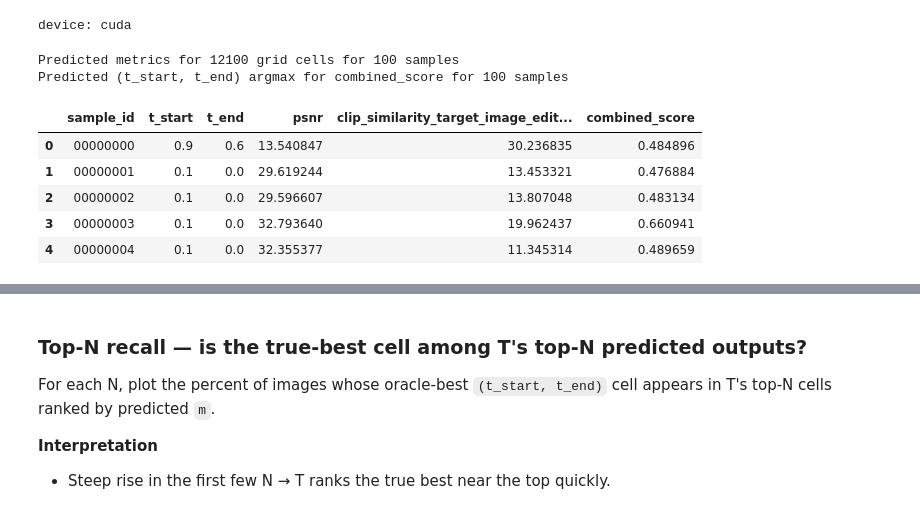
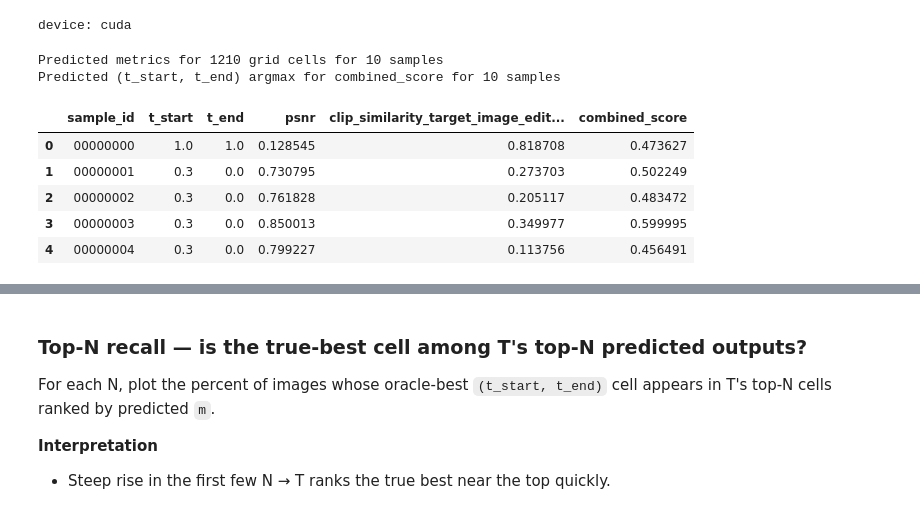
Before and after one commit to hcoderdm/chordedit-models, a Jupyter notebook: models/surrogate_selector/eval_t.ipynb, the cells around one changed output, grey strips where cells are left out. Drawn from its saved outputs; the diff is of its cells as text; code cells hidden in the pictures.

```diff
--- a/models/surrogate_selector/eval_t.ipynb
+++ b/models/surrogate_selector/eval_t.ipynb
@@ -60,17 +55,9 @@ Run: 20260711_183228  train=9680 cells (80 samples)  val=1210 cells (10 samples)
 # %%
-# Find (t_start, t_end) argmax of T_TARGET_FUNC for every sample in full_df from METRICS_CSV.
-metrics_df = pd.read_csv(METRICS_CSV, dtype=str)
-metrics_df = metrics_df[metrics_df[T_DELTA_COL] == str(TARGET_T_DELTA)].copy().reset_index(drop=True)
-metrics_df = metrics_df[metrics_df[SAMPLE_ID_COL].isin(full_df[SAMPLE_ID_COL].unique())].copy().reset_index(drop=True)
-
-true_df = metrics_df.copy()
-true_df = true_df.sort_values([SAMPLE_ID_COL, T_START_COL, T_END_COL]).reset_index(drop=True)
-true_df[T_TARGET_COL] = T_TARGET_FUNC(true_df)
+true_df = full_df.sort_values([SAMPLE_ID_COL, T_START_COL, T_END_COL]).reset_index(drop=True)
+bounds = target_bounds()
+true_df[T_TARGET_COL] = add_combined_score(true_df, bounds)
+true_argmax_df = true_df.loc[true_df.groupby(SAMPLE_ID_COL)[T_TARGET_COL].idxmax()].reset_index(drop=True)
 print(f"Found metrics for {len(true_df)} grid cells for {true_df[SAMPLE_ID_COL].nunique()} samples")
-
-true_argmax_df = true_df.loc[true_df.groupby(SAMPLE_ID_COL)[T_TARGET_COL].idxmax()].reset_index(drop=True)
 print(f"Found (t_start, t_end) argmax for {T_TARGET_COL} for {len(true_argmax_df)} samples")
-
-# Provide dataframe for visual evaluation.
 true_argmax_df.head()
 # %% [output]
@@ -90,59 +76,37 @@ print(f"device: {DEVICE}")
 # %% [output]
 device: cuda
 # %%
-# Predict (t_start, t_end) argmax from M^ over the full grid.
-import importlib
-import model_m
-import model_t
-# importlib.reload(model_m)
-# importlib.reload(model_t)
-from model_t import load_timestep_predictor
-from data_io import resolve_image_path, resolve_mask_path
-
-inputs_df = pd.read_csv(INPUTS_CSV, dtype=str)
-inputs_df = inputs_df[inputs_df[T_DELTA_COL] == str(TARGET_T_DELTA)]
-inputs_df = inputs_df[inputs_df[SAMPLE_ID_COL].isin(full_df[SAMPLE_ID_COL])].reset_index(drop=True)
-
-embed_df = inputs_df.drop_duplicates(SAMPLE_ID_COL).copy().reset_index(drop=True)
-embed_df["source_path"] = embed_df[IMAGE_PATH_COL].map(resolve_image_path)
-embed_df["mask_path"] = embed_df[MASK_PATH_COL].map(resolve_mask_path)
-
 timestep_predictor = load_timestep_predictor(RUN_DIR / "regressor_weights.pt", device=DEVICE)
+embed_df = full_df.drop_duplicates(SAMPLE_ID_COL).copy().reset_index(drop=True)
 input_embeddings = precompute_embeddings(embed_df, timestep_predictor.m, DEVICE)
 
-# Step 1: M^ forward over the full grid for every sample.
 pred_rows = []
 for sid, emb in input_embeddings.items():
     grid = timestep_predictor.predict_grid_from_emb(emb["img"], emb["mask"], emb["src"], emb["tar"])
     ts, te = np.meshgrid(grid.t_start_values, grid.t_end_values, indexing="ij")
     pred_psnr = grid.psnr_grid.ravel()
     pred_clip = grid.clip_grid.ravel()
     for k in range(ts.size):
-        pred_rows.append(
-            {
-                SAMPLE_ID_COL: sid,
-                T_START_COL: float(ts.ravel()[k]),
-                T_END_COL: float(te.ravel()[k]),
-                PSNR_COL: pred_psnr[k],
-                CLIP_COL: pred_clip[k],
-            }
-        )
+        pred_rows.append({
+            SAMPLE_ID_COL: sid,
+            T_START_COL: float(ts.ravel()[k]),
+            T_END_COL: float(te.ravel()[k]),
+            PSNR_COL: pred_psnr[k],
+            CLIP_COL: pred_clip[k],
+        })
 
 pred_df = pd.DataFrame(pred_rows).sort_values([SAMPLE_ID_COL, T_START_COL, T_END_COL]).reset_index(drop=True)
-pred_df[T_TARGET_COL] = T_TARGET_FUNC(pred_df)
+pred_df[T_TARGET_COL] = add_combined_score(pred_df, bounds, already_normalized=True)
 print(f"Predicted metrics for {len(pred_df)} grid cells for {pred_df[SAMPLE_ID_COL].nunique()} samples")
-
-# Step 2: argmax T_TARGET_FUNC per sample (same as true_df).
 pred_argmax_df = pred_df.loc[pred_df.groupby(SAMPLE_ID_COL)[T_TARGET_COL].idxmax()].reset_index(drop=True)
 print(f"Predicted (t_start, t_end) argmax for {T_TARGET_COL} for {len(pred_argmax_df)} samples")
-
 pred_argmax_df.head()
 # %% [output]
-Predicted metrics for 12100 grid cells for 100 samples
-Predicted (t_start, t_end) argmax for combined_score for 100 samples
+Predicted metrics for 1210 grid cells for 10 samples
+Predicted (t_start, t_end) argmax for combined_score for 10 samples
 |  | sample_id | t_start | t_end | psnr | clip_similarity_target_image_edit... | combined_score |
-| 0 | 00000000 | 0.9 | 0.6 | 13.540847 | 30.236835 | 0.484896 |
-| 1 | 00000001 | 0.1 | 0.0 | 29.619244 | 13.453321 | 0.476884 |
-| 2 | 00000002 | 0.1 | 0.0 | 29.596607 | 13.807048 | 0.483134 |
-| 3 | 00000003 | 0.1 | 0.0 | 32.793640 | 19.962437 | 0.660941 |
-| 4 | 00000004 | 0.1 | 0.0 | 32.355377 | 11.345314 | 0.489659 |
+| 0 | 00000000 | 1.0 | 1.0 | 0.128545 | 0.818708 | 0.473627 |
+| 1 | 00000001 | 0.3 | 0.0 | 0.730795 | 0.273703 | 0.502249 |
+| 2 | 00000002 | 0.3 | 0.0 | 0.761828 | 0.205117 | 0.483472 |
+| 3 | 00000003 | 0.3 | 0.0 | 0.850013 | 0.349977 | 0.599995 |
+| 4 | 00000004 | 0.3 | 0.0 | 0.799227 | 0.113756 | 0.456491 |
```
Also changed, not shown: parts of 25 cells of this notebook, 3 other files.
